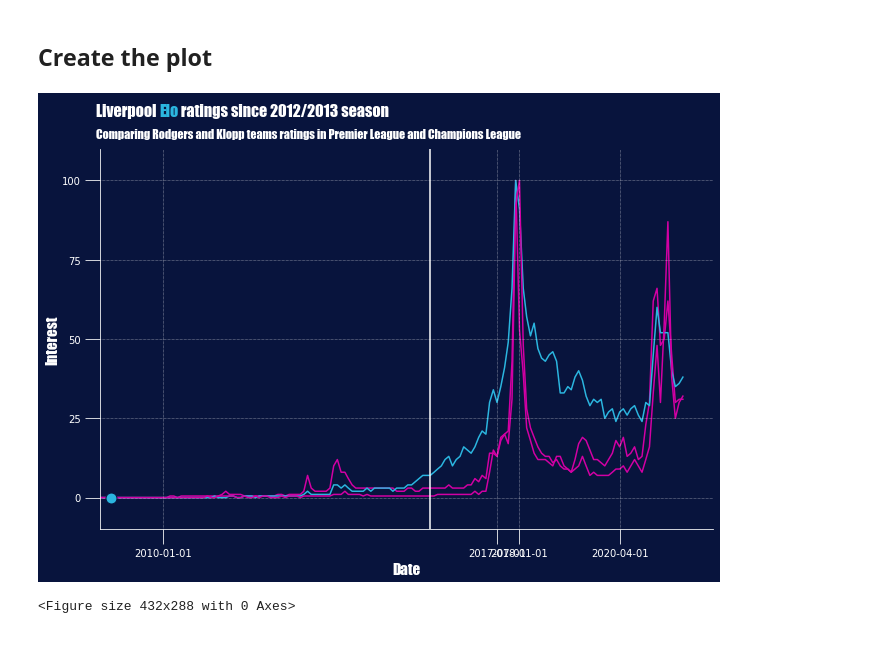
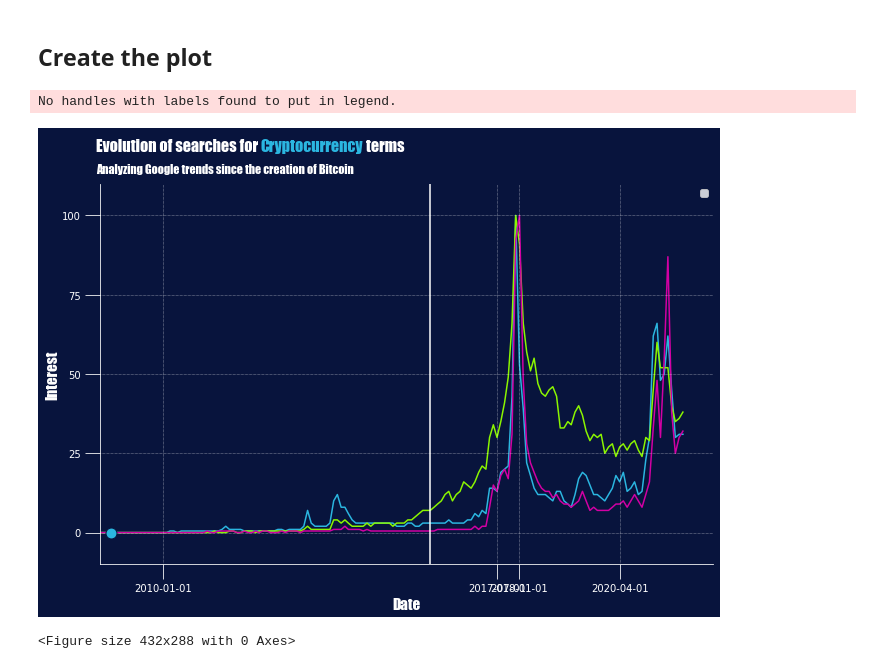
Before and after one commit to JackyKch/WhatAreAltcoins, a Jupyter notebook: coding/trends.ipynb, the cells around one changed output. Cells and saved outputs as stored; diff of their text form; code cells hidden in the pictures.

Commit message:
Plot trends

```diff
--- a/coding/trends.ipynb
+++ b/coding/trends.ipynb
@@ -60,42 +60,43 @@ ax.spines['right'].set_visible(False)
 ax.spines['left'].set_color("w")
 
 # Plot the three trends
-plt.plot(bitcoin['Mois'], bitcoin['Interest'], zorder=0, color="#D200A4")
-plt.plot(blockchain['Mois'], blockchain['Interest'], zorder=0, color="#2bb6e0")
+plt.plot(bitcoin['Mois'], bitcoin['Interest'], zorder=0, color="#2bb6e0")
+plt.plot(blockchain['Mois'], blockchain['Interest'], zorder=0, color="#8BF600")
 plt.plot(crypto['Mois'], crypto['Interest'], zorder=0, color="#D200A4")
 
 # Set the ticks
 plt.xticks(['2008-01-01', '2010-01','2017-07-01', '2018-01-01', '2020-04-01'])
 plt.yticks([0,25, 50, 75, 100])
 ax.set_ylim(-10,110)
 plt.xlim(xmin=datetime.date(2008,8,1))
 
 # Axes Label
 plt.xlabel("Date", color="w", fontsize=15 , **hfont)
 plt.ylabel("Interest", color="w", fontsize=15 , **hfont)
 
 # Title and credits
-fig_text(0.12,0.97, s="Liverpool <Elo> ratings since 2012/2013 season\n", highlight_textprops=[{"color": '#2bb6e0'}], fontsize = 16, fontweight = "bold", color = "w", **hfont)
-fig.text(0.12,0.9, "Comparing Rodgers and Klopp teams ratings in Premier League and Champions League", fontsize = 12, fontweight="light", color = "w", **hfont)
+fig_text(0.12,0.97, s="Evolution of searches for <Cryptocurrency> terms\n", highlight_textprops=[{"color": '#2bb6e0'}], fontsize = 16, fontweight = "bold", color = "w", **hfont)
+fig.text(0.12,0.9, "Analyzing Google trends since the creation of Bitcoin", fontsize = 12, fontweight="light", color = "w", **hfont)
 #fig.text(0.05, 0, "Created by Jacky KUOCH",fontstyle="italic",fontsize=9, color="w")
 
 
 # Split the graph in two
 ax.axvline(x=datetime.date(2016,1,1), color="w")
 #rodgerspart = ax.text(40, 2050, "Rodgers", fontsize=18, ha="center", color="w",alpha=0.4 , **hfont)
 #klopppart = ax.text(160, 2050, "Klopp", fontsize=18, ha="center", color="w",alpha=0.4 , **hfont)
 
 
 # Add points on key dates
 
 ## Satoshi Nakamoto paper
 ax.scatter(datetime.date(2008,10,31), bitcoin.loc[bitcoin['Mois'] == "2008-11-01", "Interest"], s=120, color="#2bb6e0", edgecolors="#08143D", lw=1, zorder=3 )
 #satoshipaper = ax.text(datetime.date(2008,10,31), 0.1, "Satoshi Nakmoto\nPaper", fontsize=13, ha="center", color="#2bb6e0", **hfont)
 #satoshipaper.set_path_effects([path_effects.withStroke(linewidth=3, foreground="w")])
 
 
 plt.show()
 plt.tight_layout()
 # %% [output]
+No handles with labels found to put in legend.
-[figure, old version]
+[figure, new version]
-<Figure size 432x288 with 0 Axes>
+<Figure size 432x288 with 0 Axes>
```
